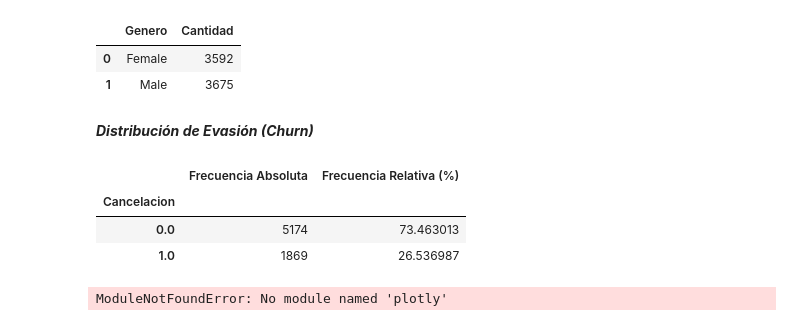
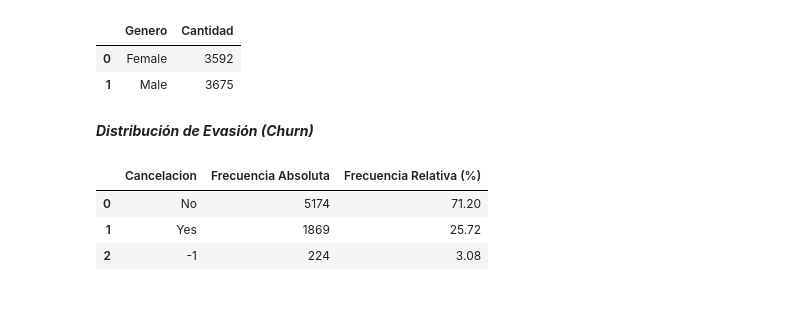
Before and after one commit to rb-olivera/Telecom-X---AluraLatam, a Jupyter notebook: TelecomX_ParteUno.ipynb, the cells around one changed output. Drawn from its saved outputs; the diff is of its cells as text; code cells hidden in the pictures.

Commit message:
Actualización para reiniciar.

```diff
--- a/TelecomX_ParteUno.ipynb
+++ b/TelecomX_ParteUno.ipynb
@@ -359,22 +357,14 @@ Total de clientes: 7267
 ***Distribución de Evasión (Churn)***
 # %%
 #En este paso, el objetivo es comprender cómo está distribuida la variable "churn" (evasión) entre los clientes.
-cancelacion_general = df_clientes['Cancelacion'].value_counts()
-cancelacion_general_porcentaje = df_clientes['Cancelacion'].value_counts(normalize=True) * 100
-tasa_cancelacion_general = pd.concat([cancelacion_general, cancelacion_general_porcentaje], axis=1)
-tasa_cancelacion_general.columns = ['Frecuencia Absoluta', 'Frecuencia Relativa (%)']
-display(tasa_cancelacion_general)
+tasa_cancelacion_general = df_clientes['Cancelacion'].value_counts().to_frame()
+tasa_cancelacion_general.columns = ['Frecuencia Absoluta']
+tasa_cancelacion_general['Frecuencia Relativa (%)'] = (tasa_cancelacion_general['Frecuencia Absoluta'] / total_clientes * 100).round(2)
+tasa_cancelacion_general.index.name = 'Cancelacion'
+tasa_cancelacion_general.reset_index(inplace=True)
+tasa_cancelacion_general
 # %% [output]
-|  | Frecuencia Absoluta | Frecuencia Relativa (%) |
-| Cancelacion |  |  |
-| 0.0 | 5174 | 73.463013 |
-| 1.0 | 1869 | 26.536987 |
+|  | Cancelacion | Frecuencia Absoluta | Frecuencia Relativa (%) |
+| 0 | No | 5174 | 71.20 |
+| 1 | Yes | 1869 | 25.72 |
+| 2 | -1 | 224 | 3.08 |
-# %%
-#Utiliza gráficos para visualizar la proporción de clientes que permanecieron y los que se dieron de baja.
-import plotly.express as px
-fig = px.pie(tasa_cancelacion_general, values='Frecuencia Absoluta', names=tasa_cancelacion_general.index,
-             title='Distribución de Clientes por Estado de Cancelación',
-                color_discrete_sequence=px.colors.sequential.RdBu)
-fig.show()
-# %% [output]
-ModuleNotFoundError: No module named 'plotly'
```
Also changed, not shown: parts of 7 cells of this notebook.
